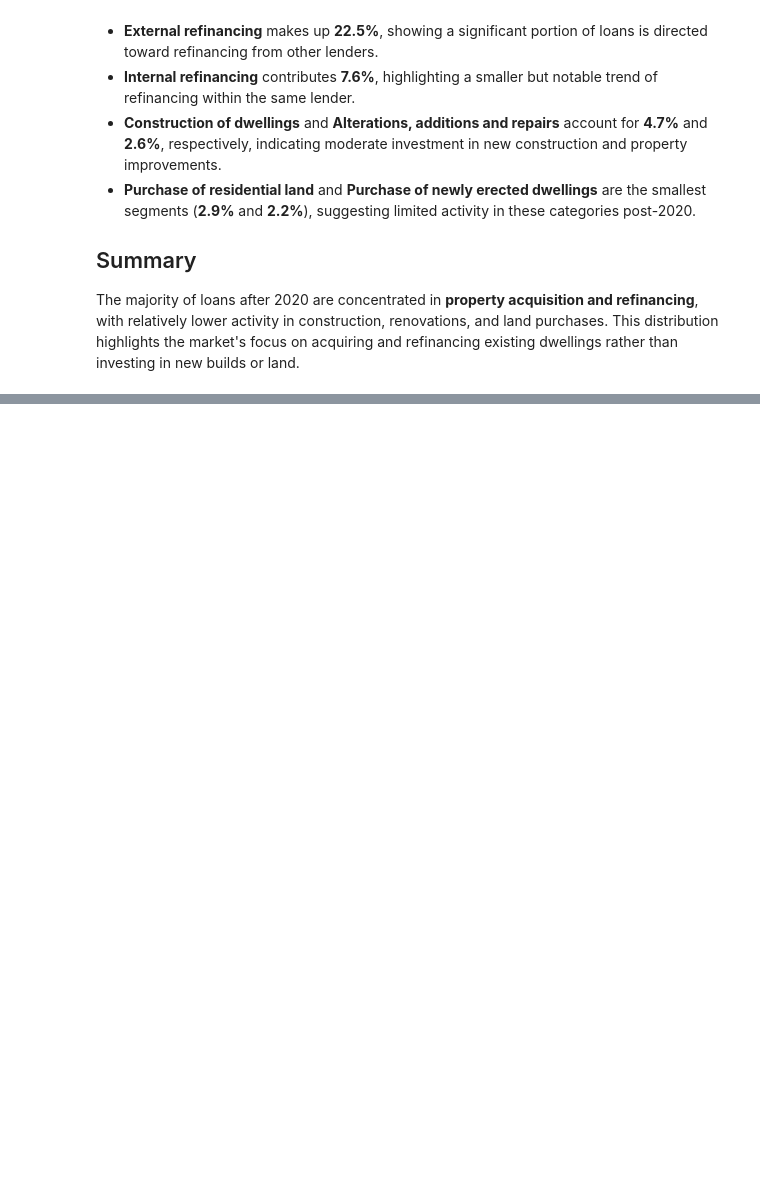
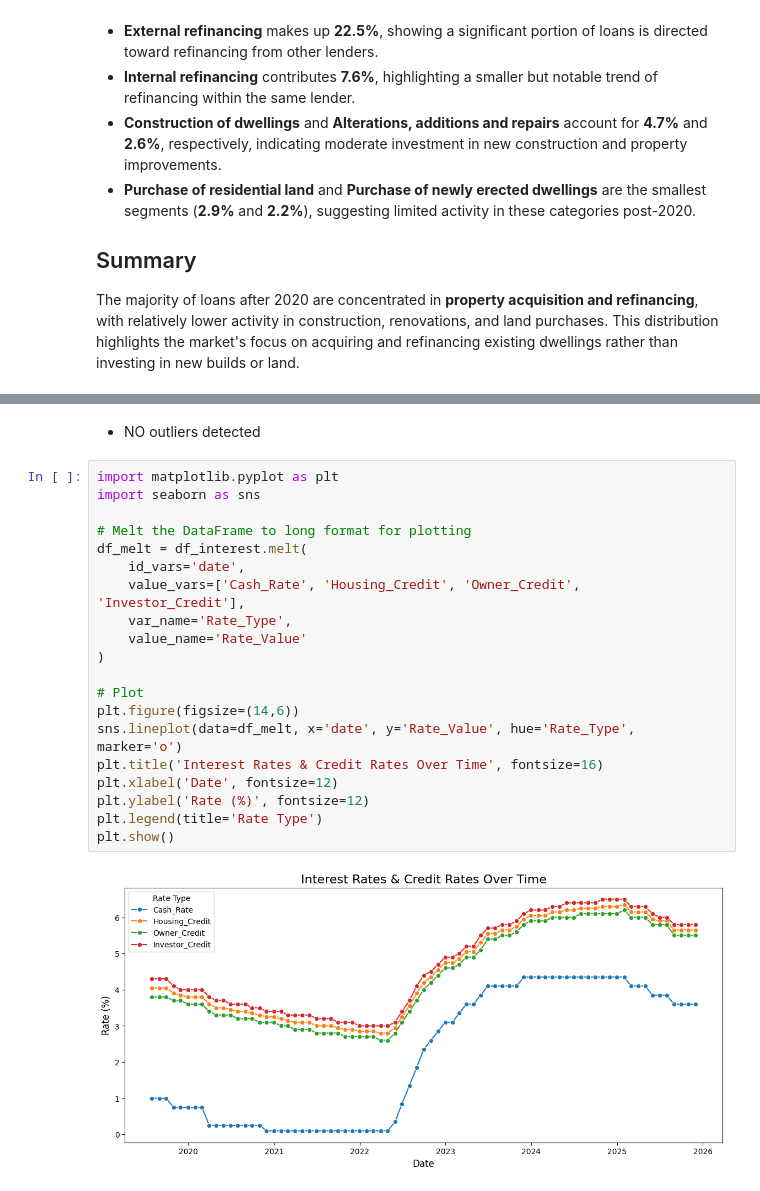
Before and after one commit to MahebobeFayyaz/Australian-Mortgage-Approval-Intelligence-System, a Jupyter notebook: Notebooks/Data_Cleaning_&_EDA.ipynb, the cells around one changed output, grey strips where cells are left out. Cells and saved outputs as stored; diff of their text form; blank space fills up the shorter version.

```diff
--- a/Notebooks/Data_Cleaning_&_EDA.ipynb
+++ b/Notebooks/Data_Cleaning_&_EDA.ipynb
@@ -1419,0 +1528,24 @@ The majority of loans after 2020 are concentrated in **property acquisition and
+# %% [markdown]
+* NO outliers detected
+# %%
+import matplotlib.pyplot as plt
+import seaborn as sns
+
+# Melt the DataFrame to long format for plotting
+df_melt = df_interest.melt(
+    id_vars='date',
+    value_vars=['Cash_Rate', 'Housing_Credit', 'Owner_Credit', 'Investor_Credit'],
+    var_name='Rate_Type',
+    value_name='Rate_Value'
+)
+
+# Plot
+plt.figure(figsize=(14,6))
+sns.lineplot(data=df_melt, x='date', y='Rate_Value', hue='Rate_Type', marker='o')
+plt.title('Interest Rates & Credit Rates Over Time', fontsize=16)
+plt.xlabel('Date', fontsize=12)
+plt.ylabel('Rate (%)', fontsize=12)
+plt.legend(title='Rate Type')
+plt.show()
+# %% [output]
+[figure, added]
```
Also changed, not shown: parts of 14 cells of this notebook, 2 other files.
